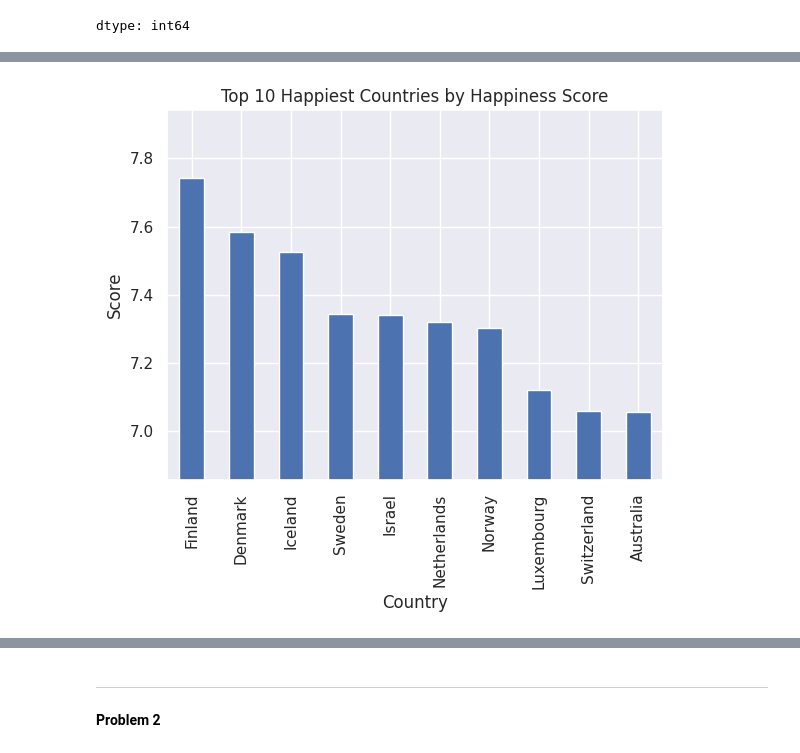
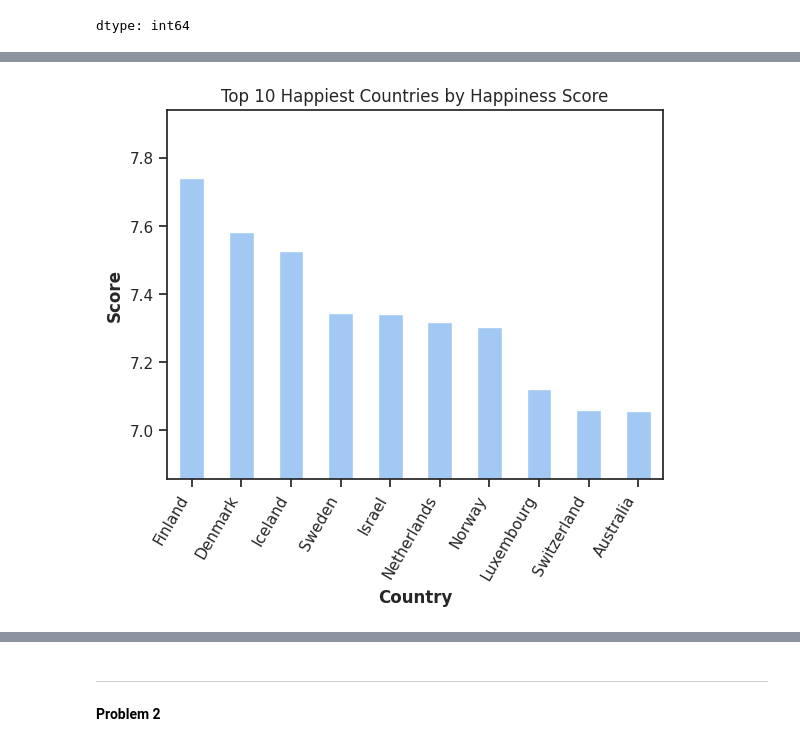
Before and after one commit to SD2513/ai-assessment-1, a Jupyter notebook: 2407091_ShlokDhital_Assessment1.ipynb, the cells around one changed output, grey strips where cells are left out. Drawn from its saved outputs; the diff is of its cells as text; code cells hidden in the pictures.

```diff
--- a/2407091_ShlokDhital_Assessment1.ipynb
+++ b/2407091_ShlokDhital_Assessment1.ipynb
@@ -6,7 +6,7 @@ import pandas as pd
 import matplotlib.pyplot as plt
 import seaborn as sns
 
-sns.set()
+sns.set_theme(palette='pastel', color_codes=True,style="ticks")
 sns.color_palette("pastel")
 # %% [output]
 [(0.6313725490196078, 0.788235294117647, 0.9568627450980393),
@@ -163,22 +175,27 @@ whr.sample(n=10)
 # %%
 # 3.1 Problem - 1:
 # Data Visualizations
 
 import matplotlib.pyplot as plt
 
 # Bar plot: Top 10 countries with highest scores
 # Extract top 10 countries and plot into bar chart
 top_10 = whr[['Country name', 'score']].sort_values(by='score', ascending=False).head(10)
-top_10.plot(kind='bar', x='Country name', y='score', legend=None)
+ax = top_10.plot(kind='bar', x='Country name', y='score', legend=None)
 # Enter chart title and axis labels
 plt.title('Top 10 Happiest Countries by Happiness Score')
-plt.xlabel('Country')
-plt.ylabel('Score')
+plt.xlabel('Country', fontweight="bold")
+plt.ylabel('Score', fontweight="bold")
+ax.set_xticks(ax.get_xticks(),
+              labels = top_10['Country name'],
+              ha='right',
+              rotation=60
+              )
 # Y axis from lowest - 0.2 to highest + 0.2 so that difference in scores is seen
 plt.ylim(bottom=top_10['score'].min()-0.2, top=top_10['score'].max()+0.2)
 plt.show()
 # %% [output]
-[figure, old version]
+[figure, new version]
 # %%
 # Line plot: top 10 unhappiest countries by score
 
```
Also changed, not shown: parts of 18 cells of this notebook.
